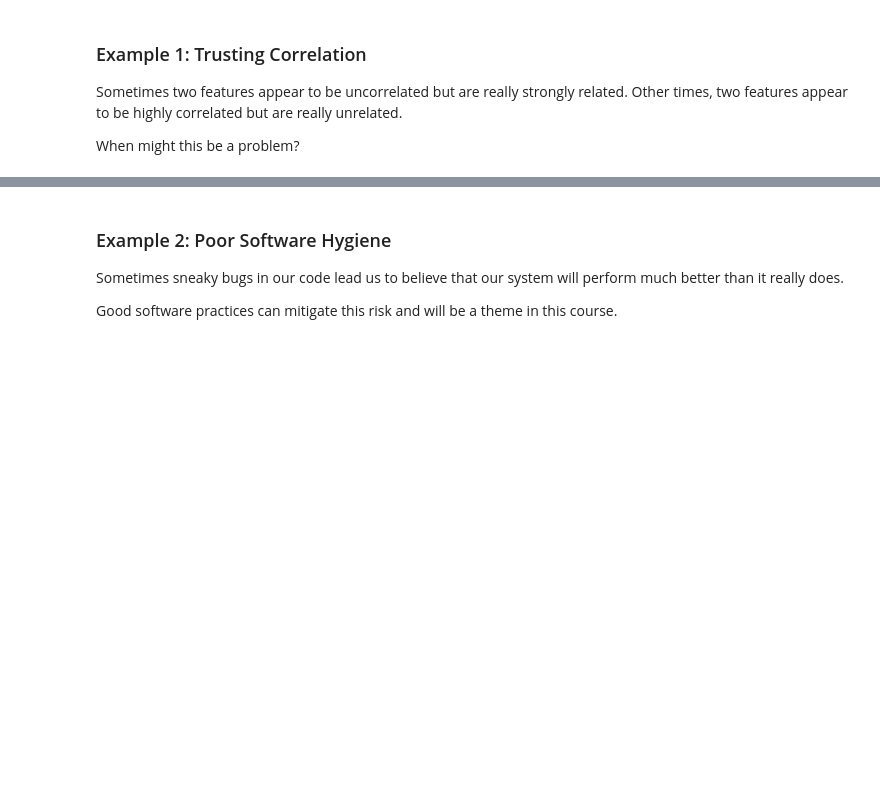
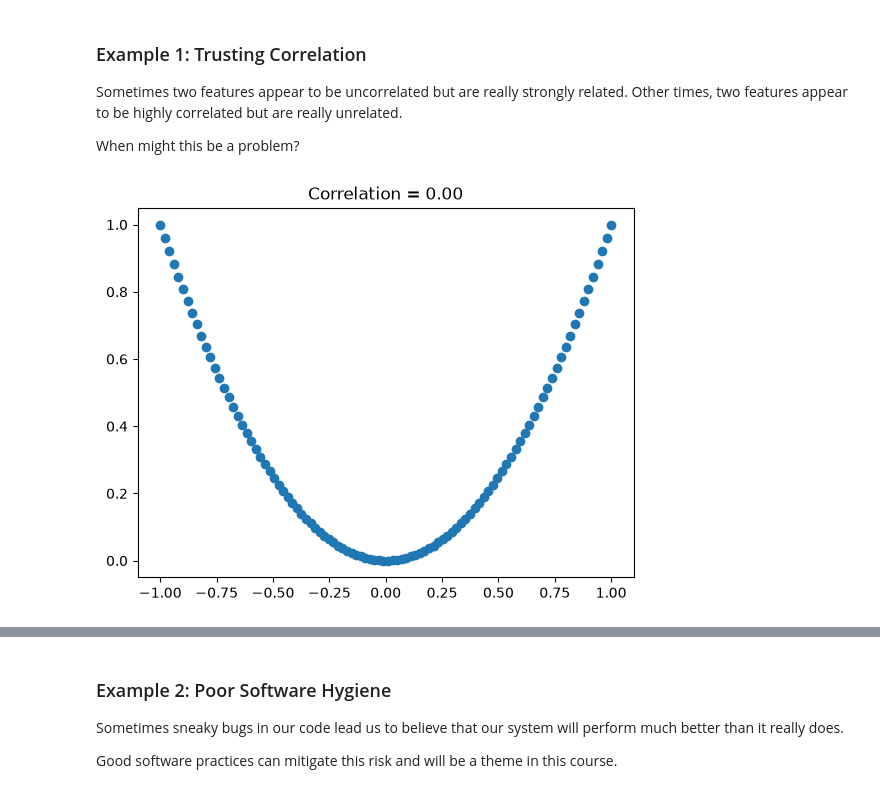
Before and after one commit to ruc-practical-ai-fall-2026/lectures, a Jupyter notebook: class-01/01_course_introduction_examples.ipynb, the cells around one changed output, grey strips where cells are left out. Cells and saved outputs as stored; diff of their text form; code cells hidden in the pictures; blank space fills up the shorter version.

```diff
--- a/class-01/01_course_introduction_examples.ipynb
+++ b/class-01/01_course_introduction_examples.ipynb
@@ -8,3 +8,15 @@ Let's talk through some basic examples showing how AI systems can appear to perf
 Sometimes two features appear to be uncorrelated but are really strongly related. Other times, two features appear to be highly correlated but are really unrelated.
 
 When might this be a problem?
+# %%
+import matplotlib.pyplot as plt
+import numpy as np
+
+x = np.linspace(-1, 1, 100)
+y = x**2
+
+plt.scatter(x, y)
+plt.title(f"Correlation = {np.corrcoef(x, y)[0, 1]:.2f}")
+plt.show()
+# %% [output]
+[figure, added]
```
Also changed, not shown: parts of 14 cells of this notebook, 2 other files.
